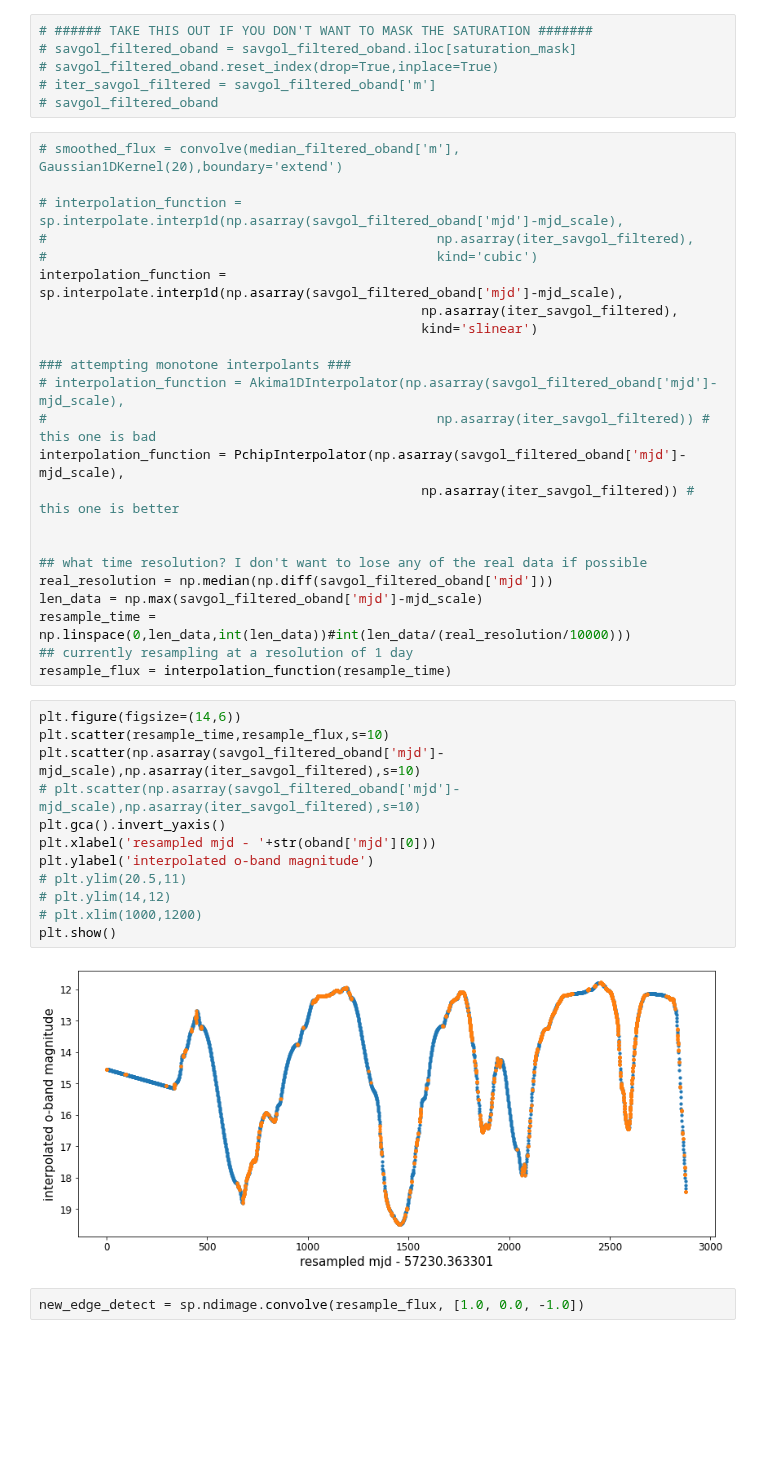
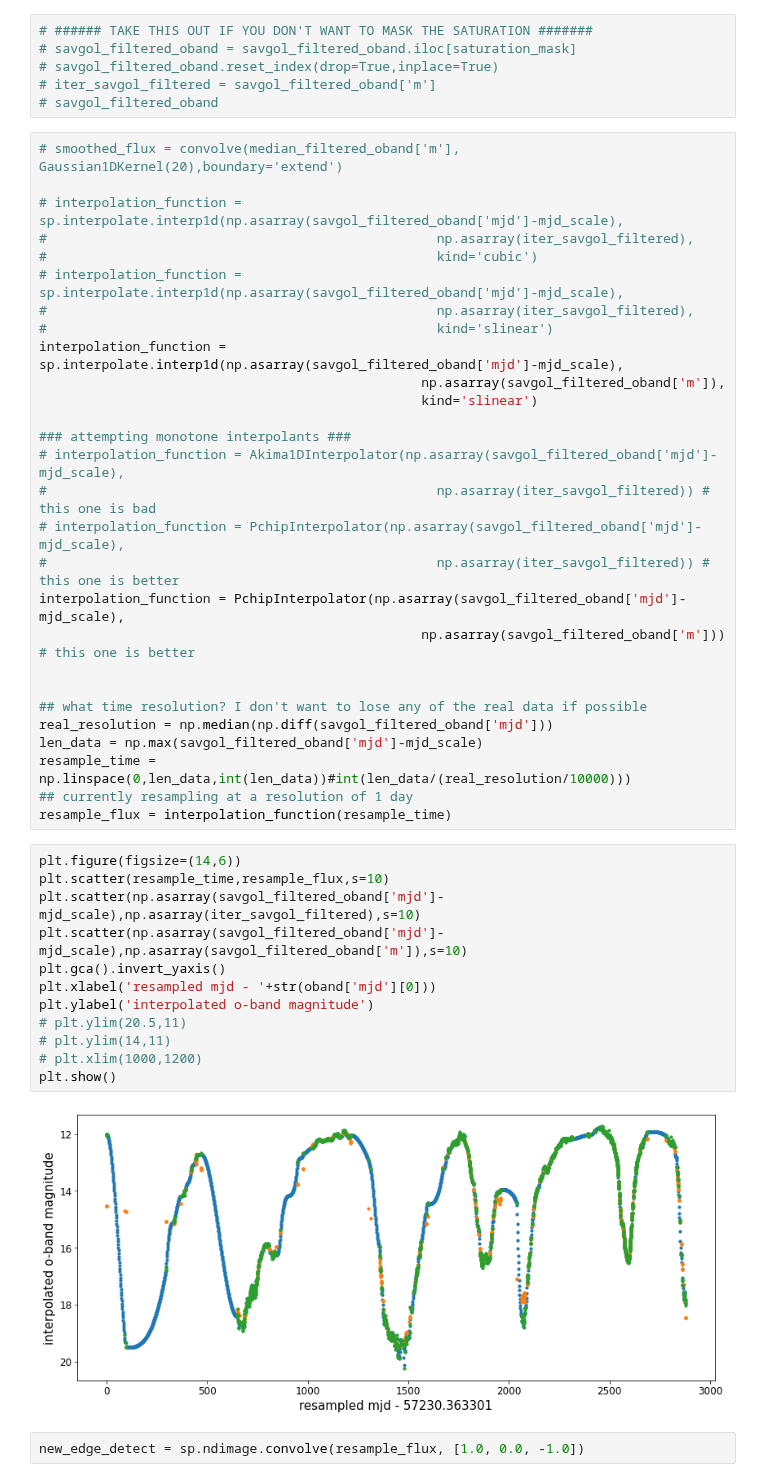
Before and after one commit to courtcraw/Notebooks, a Jupyter notebook: decline_detection.ipynb, the cells around one changed output. Saved outputs shown, nothing was run; the diff lists cells and outputs as text; blank space fills up the shorter version.

Commit message:
oct 17 - a few updates to the decline detection interpolation methods

```diff
--- a/decline_detection.ipynb
+++ b/decline_detection.ipynb
@@ -526,15 +526,20 @@ mjd_scale = savgol_filtered_oband['mjd'][0]
 # interpolation_function = sp.interpolate.interp1d(np.asarray(savgol_filtered_oband['mjd']-mjd_scale),
 #                                                  np.asarray(iter_savgol_filtered),
 #                                                  kind='cubic')
+# interpolation_function = sp.interpolate.interp1d(np.asarray(savgol_filtered_oband['mjd']-mjd_scale),
+#                                                  np.asarray(iter_savgol_filtered),
+#                                                  kind='slinear')
 interpolation_function = sp.interpolate.interp1d(np.asarray(savgol_filtered_oband['mjd']-mjd_scale),
-                                                 np.asarray(iter_savgol_filtered),
+                                                 np.asarray(savgol_filtered_oband['m']),
                                                  kind='slinear')
 
 ### attempting monotone interpolants ###
 # interpolation_function = Akima1DInterpolator(np.asarray(savgol_filtered_oband['mjd']-mjd_scale),
 #                                                  np.asarray(iter_savgol_filtered)) # this one is bad
+# interpolation_function = PchipInterpolator(np.asarray(savgol_filtered_oband['mjd']-mjd_scale),
+#                                                  np.asarray(iter_savgol_filtered)) # this one is better
 interpolation_function = PchipInterpolator(np.asarray(savgol_filtered_oband['mjd']-mjd_scale),
-                                                 np.asarray(iter_savgol_filtered)) # this one is better
+                                                 np.asarray(savgol_filtered_oband['m'])) # this one is better
 
 
 ## what time resolution? I don't want to lose any of the real data if possible
@@ -546,17 +551,17 @@ resample_flux = interpolation_function(resample_time)
 # %%
 plt.figure(figsize=(14,6))
 plt.scatter(resample_time,resample_flux,s=10)
 plt.scatter(np.asarray(savgol_filtered_oband['mjd']-mjd_scale),np.asarray(iter_savgol_filtered),s=10)
-# plt.scatter(np.asarray(savgol_filtered_oband['mjd']-mjd_scale),np.asarray(iter_savgol_filtered),s=10)
+plt.scatter(np.asarray(savgol_filtered_oband['mjd']-mjd_scale),np.asarray(savgol_filtered_oband['m']),s=10)
 plt.gca().invert_yaxis()
 plt.xlabel('resampled mjd - '+str(oband['mjd'][0]))
 plt.ylabel('interpolated o-band magnitude')
 # plt.ylim(20.5,11)
-# plt.ylim(14,12)
+# plt.ylim(14,11)
 # plt.xlim(1000,1200)
 plt.show()
 # %% [output]
-[figure, old version]
+[figure, new version]
 # %%
 new_edge_detect = sp.ndimage.convolve(resample_flux, [1.0, 0.0, -1.0])
 # %%
```
Also changed, not shown: parts of 22 cells of this notebook.
